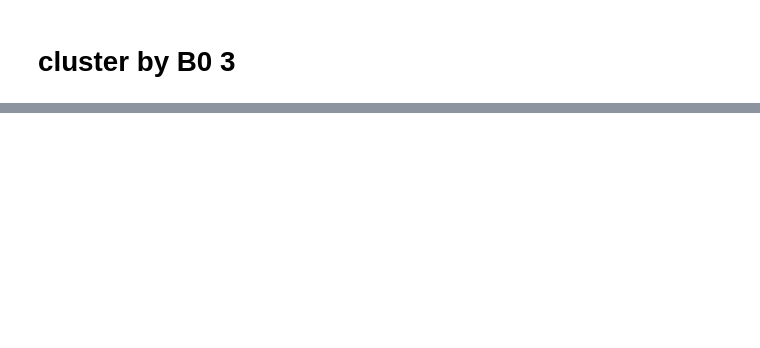
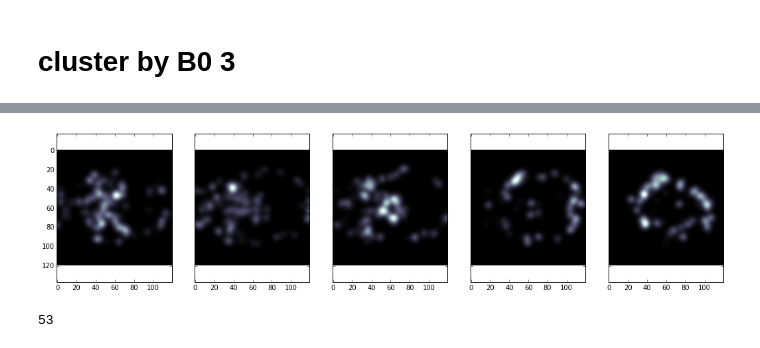
Before and after one commit to snarles/donuts2, a Jupyter notebook: analyses/chris_factor_02.ipynb, the cells around one changed output, grey strips where cells are left out. Cells and saved outputs as stored; diff of their text form; code cells hidden in the pictures; blank space fills up the shorter version.

```diff
--- a/analyses/chris_factor_02.ipynb
+++ b/analyses/chris_factor_02.ipynb
@@ -192,0 +256,2 @@ tuple(list(x) + [4])
+# %%
+res = gaussian_filter(temp_map, 3)
@@ -192,0 +262,8 @@ tuple(list(x) + [4])
+# %%
+temp_map = res
+f_c1, axarr = plt.subplots(1, len(z_inds), sharex=True, sharey=True, figsize = (18, 4))
+for j in range(len(z_inds)):
+    z_ind = z_inds[j]
+    axarr[j].imshow(temp_map[:, :, z_ind], cmap='bone')
+# %% [output]
+[figure, added]
@@ -192,0 +279,4 @@ tuple(list(x) + [4])
+# %%
+filt_cluster_rdd.count()
+# %% [output]
+53
```
Also changed, not shown: parts of 52 cells of this notebook.
